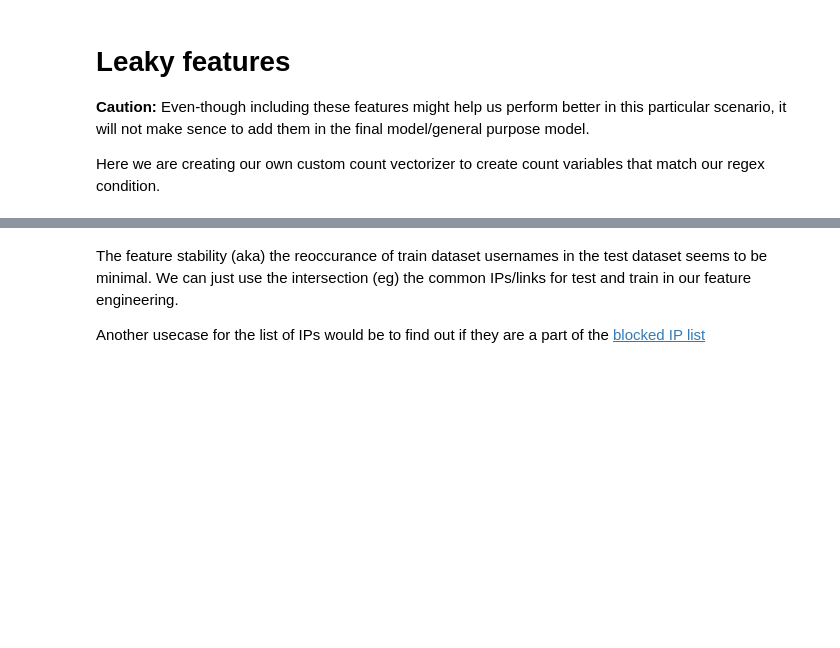
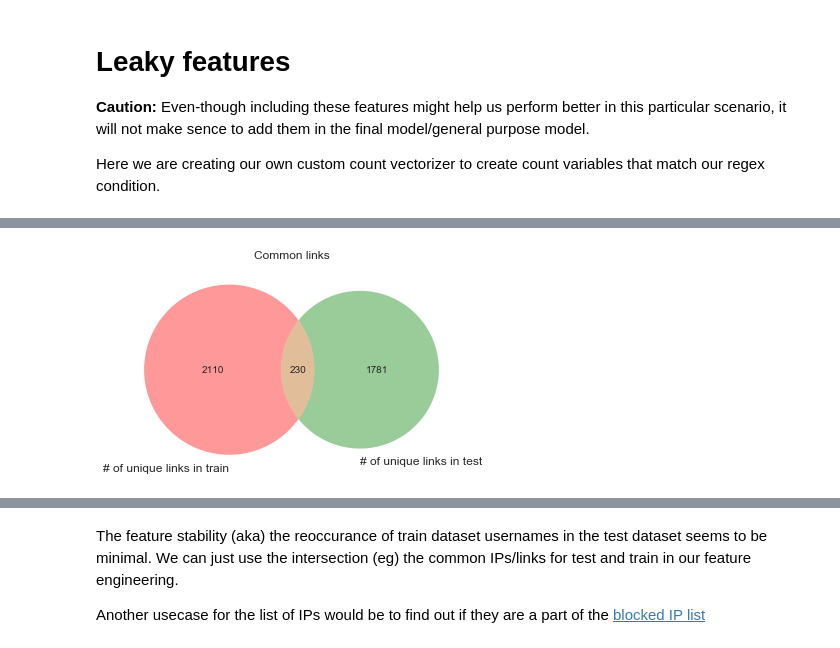
Before and after one commit to hwyum/Kaggle, a Jupyter notebook: Toxic Comment Classification Challenge/EDA_script.ipynb, the cells around one changed output, grey strips where cells are left out. Cells and saved outputs as stored; diff of their text form; code cells hidden in the pictures; blank space fills up the shorter version.

```diff
--- a/Toxic Comment Classification Challenge/EDA_script.ipynb
+++ b/Toxic Comment Classification Challenge/EDA_script.ipynb
@@ -570,23 +596,24 @@ df=merge.reset_index(drop=True)
 # %%
-## Indirect features
+## Indirect features (간접적인 피쳐)
 
 #Sentense count in each comment:
     #  '\n' can be used to count the number of sentences in each comment
-df['count_sent']=df["comment_text"].apply(lambda x: len(re.findall("\n",str(x)))+1)
+df['count_sent']=df['comment_text'].apply(lambda x: len(re.findall("\n",str(x)))+1)
+
 #Word count in each comment:
-df['count_word']=df["comment_text"].apply(lambda x: len(str(x).split()))
-#Unique word count
-df['count_unique_word']=df["comment_text"].apply(lambda x: len(set(str(x).split())))
+df['count_word']=df['comment_text'].apply(lambda x: len(str(x).split()))
+#unique word count
+df['count_unique_word']=df['comment_text'].apply(lambda x: len(set(str(x).split()))) #set은 중복을 허용하지 않음
 #Letter count
-df['count_letters']=df["comment_text"].apply(lambda x: len(str(x)))
+df['count_letters']=df['comment_text'].apply(lambda x: len(str(x)))
 #punctuation count
-df["count_punctuations"] =df["comment_text"].apply(lambda x: len([c for c in str(x) if c in string.punctuation]))
+df['count_punctuation']=df['comment_text'].apply(lambda x: len([c for c in str(x) if c in string.punctuation]))
 #upper case words count
-df["count_words_upper"] = df["comment_text"].apply(lambda x: len([w for w in str(x).split() if w.isupper()]))
+df['count_words_upper']=df['comment_text'].apply(lambda x: len([w for w in str(x).split() if w.isupper()]))
 #title case words count
-df["count_words_title"] = df["comment_text"].apply(lambda x: len([w for w in str(x).split() if w.istitle()]))
+df['count_words_count']=df['comment_text'].apply(lambda x: len([w for w in str(x).split() if w.istitle()]))
 #Number of stopwords
-df["count_stopwords"] = df["comment_text"].apply(lambda x: len([w for w in str(x).lower().split() if w in eng_stopwords]))
+df['count_stopwords']=df['comment_text'].apply(lambda x: len([w for w in str(x).lower().split() if w in eng_stopwords]))
 #Average length of the words
-df["mean_word_len"] = df["comment_text"].apply(lambda x: np.mean([len(w) for w in str(x).split()]))
+df['mean_word_len']=df['comment_text'].apply(lambda x: np.mean([len(w) for w in str(x).split()]))
 # %%
@@ -744,13 +868,13 @@ leaky_feats_test=leaky_feats.iloc[train.shape[0]:]
 # %%
-#filterout the entries without ips
-train_ips=leaky_feats_train.ip[leaky_feats_train.count_ip!=0]
-test_ips=leaky_feats_test.ip[leaky_feats_test.count_ip!=0]
 #get the unique list of ips in test and train datasets
-train_ip_list=list(set([a for b in train_ips.tolist() for a in b]))
-test_ip_list=list(set([a for b in test_ips.tolist() for a in b]))
+train_links_list = list(set([b for a in train_links.tolist() for b in a]))
+test_links_list = list(set([b for a in test_links.tolist() for b in a]))
 
-# get common elements
-common_ip_list=list(set(train_ip_list).intersection(test_ip_list))
-plt.title("Common IP addresses")
-venn.venn2(subsets=(len(train_ip_list),len(test_ip_list),len(common_ip_list)),set_labels=("# of unique IP in train","# of unique IP in test"))
+#get common elements
+common_links_list = list(set(train_links_list).intersection(test_links_list))
+plt.title("Common links")
+venn.venn2(subsets=(len(train_links_list),len(test_links_list),len(common_links_list)),
+          set_labels=("# of unique links in train", "# of unique links in test"))
 plt.show()
+# %% [output]
+[figure, added]
```
Also changed, not shown: parts of 38 cells of this notebook, 3 other files.
